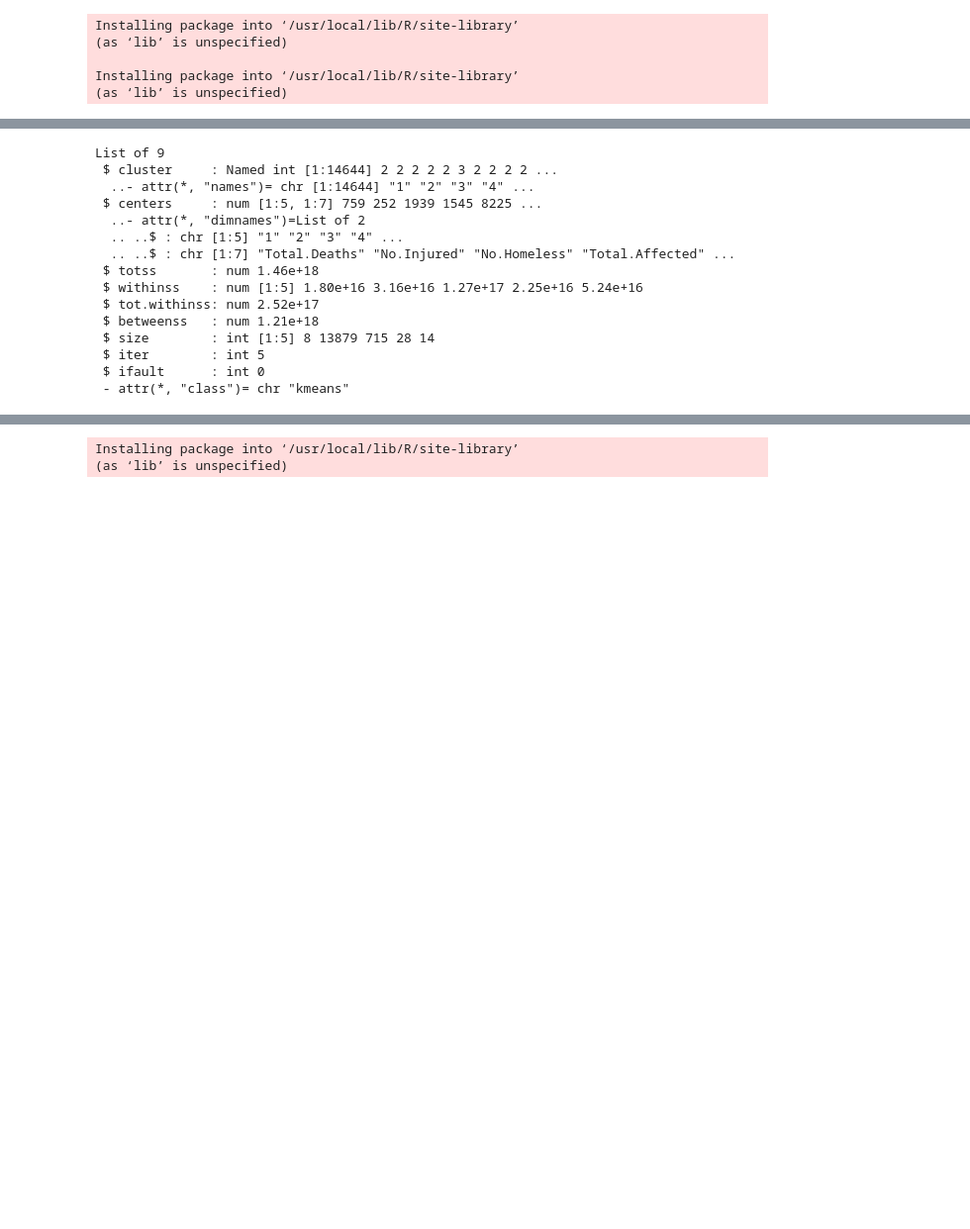
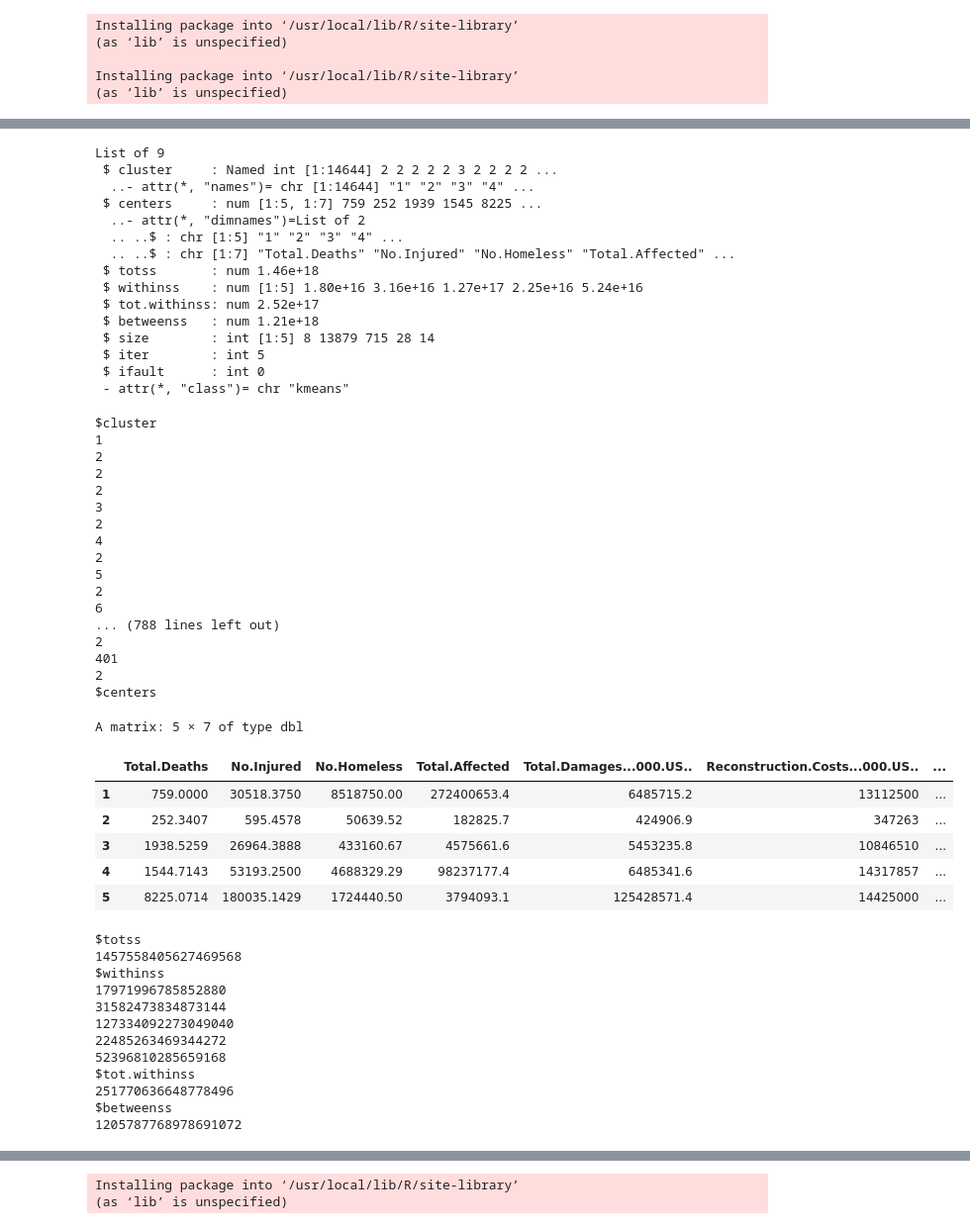
Before and after one commit to najiaahmedd/CIND820_InitialResults, a Jupyter notebook: InitialResults_Imputations&Clustering.ipynb, the cells around one changed output, grey strips where cells are left out. Shown: that part at 99% size. Saved outputs shown, nothing was run; the diff lists cells and outputs as text; code cells hidden in the pictures; blank space fills up the shorter version.

```diff
--- a/InitialResults_Imputations&Clustering.ipynb
+++ b/InitialResults_Imputations&Clustering.ipynb
@@ -247,21 +262,59 @@ Warning message:
 [figure]
 # %%
+#We can see in the table above that the elbow dips at 5 so 5-10 centres is the most appropriate
 set.seed(123)
 k2 <- kmeans(mydata, centers = 5, nstart = 25)
 str(k2)
+head(k2)
 # %% [output]
 List of 9
  $ cluster     : Named int [1:14644] 2 2 2 2 2 3 2 2 2 2 ...
   ..- attr(*, "names")= chr [1:14644] "1" "2" "3" "4" ...
  $ centers     : num [1:5, 1:7] 759 252 1939 1545 8225 ...
   ..- attr(*, "dimnames")=List of 2
   .. ..$ : chr [1:5] "1" "2" "3" "4" ...
   .. ..$ : chr [1:7] "Total.Deaths" "No.Injured" "No.Homeless" "Total.Affected" ...
  $ totss       : num 1.46e+18
  $ withinss    : num [1:5] 1.80e+16 3.16e+16 1.27e+17 2.25e+16 5.24e+16
  $ tot.withinss: num 2.52e+17
  $ betweenss   : num 1.21e+18
  $ size        : int [1:5] 8 13879 715 28 14
  $ iter        : int 5
  $ ifault      : int 0
  - attr(*, "class")= chr "kmeans"
+$cluster
+1
+2
+2
+2
+3
+2
+4
+2
+5
+2
+6
+... (788 lines left out)
+2
+401
+2
+$centers
+A matrix: 5 × 7 of type dbl
+|  | Total.Deaths | No.Injured | No.Homeless | Total.Affected | Total.Damages...000.US.. | Reconstruction.Costs...000.US.. | ... |
+| 1 | 759.0000 | 30518.3750 | 8518750.00 | 272400653.4 | 6485715.2 | 13112500 | ... |
+| 2 | 252.3407 | 595.4578 | 50639.52 | 182825.7 | 424906.9 | 347263 | ... |
+| 3 | 1938.5259 | 26964.3888 | 433160.67 | 4575661.6 | 5453235.8 | 10846510 | ... |
+| 4 | 1544.7143 | 53193.2500 | 4688329.29 | 98237177.4 | 6485341.6 | 14317857 | ... |
+| 5 | 8225.0714 | 180035.1429 | 1724440.50 | 3794093.1 | 125428571.4 | 14425000 | ... |
+$totss
+1457558405627469568
+$withinss
+17971996785852880
+31582473834873144
+127334092273049040
+22485263469344272
+52396810285659168
+$tot.withinss
+251770636648778496
+$betweenss
+1205787768978691072
```
Also changed, not shown: parts of 10 cells of this notebook.
